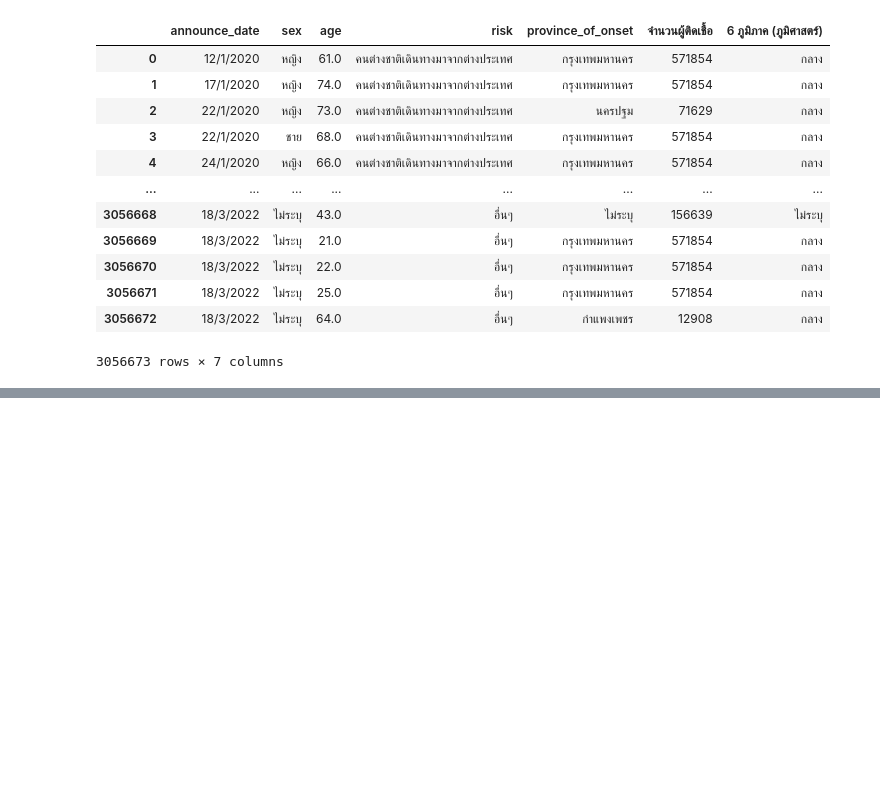
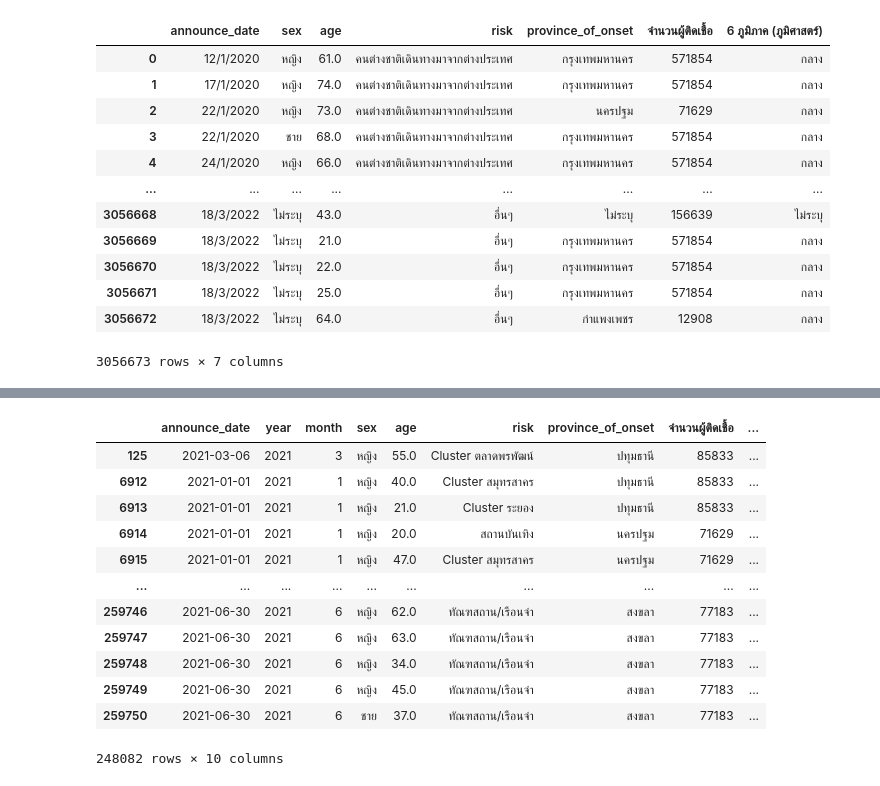
Before and after one commit to Thitichaya2000/data_viz_2022, a Jupyter notebook: Project.ipynb, the cells around one changed output, grey strips where cells are left out. Drawn from its saved outputs; the diff is of its cells as text; code cells hidden in the pictures; blank space fills up the shorter version.

```diff
--- a/Project.ipynb
+++ b/Project.ipynb
@@ -907,0 +1071,17 @@ data_cr_new
+# %%
+data_final_2021_1 = df_1[((df_1['month'] == 1) | (df_1['month'] == 2) | (df_1['month'] == 3) | (df_1['month'] == 4) | (df_1['month'] == 5)| (df_1['month'] == 6)) & (df_1['year'] == 2021)]
+data_final_2021_1
+# %% [output]
+|  | announce_date | year | month | sex | age | risk | province_of_onset | จำนวนผู้ติดเชื้อ | ... |
+| 125 | 2021-03-06 | 2021 | 3 | หญิง | 55.0 | Cluster ตลาดพรพัฒน์ | ปทุมธานี | 85833 | ... |
+| 6912 | 2021-01-01 | 2021 | 1 | หญิง | 40.0 | Cluster สมุทรสาคร | ปทุมธานี | 85833 | ... |
+| 6913 | 2021-01-01 | 2021 | 1 | หญิง | 21.0 | Cluster ระยอง | ปทุมธานี | 85833 | ... |
+| 6914 | 2021-01-01 | 2021 | 1 | หญิง | 20.0 | สถานบันเทิง | นครปฐม | 71629 | ... |
+| 6915 | 2021-01-01 | 2021 | 1 | หญิง | 47.0 | Cluster สมุทรสาคร | นครปฐม | 71629 | ... |
+| ... | ... | ... | ... | ... | ... | ... | ... | ... | ... |
+| 259746 | 2021-06-30 | 2021 | 6 | หญิง | 62.0 | ทัณฑสถาน/เรือนจำ | สงขลา | 77183 | ... |
+| 259747 | 2021-06-30 | 2021 | 6 | หญิง | 63.0 | ทัณฑสถาน/เรือนจำ | สงขลา | 77183 | ... |
+| 259748 | 2021-06-30 | 2021 | 6 | หญิง | 34.0 | ทัณฑสถาน/เรือนจำ | สงขลา | 77183 | ... |
+| 259749 | 2021-06-30 | 2021 | 6 | หญิง | 45.0 | ทัณฑสถาน/เรือนจำ | สงขลา | 77183 | ... |
+| 259750 | 2021-06-30 | 2021 | 6 | ชาย | 37.0 | ทัณฑสถาน/เรือนจำ | สงขลา | 77183 | ... |
+248082 rows × 10 columns
```
Also changed, not shown: parts of 35 cells of this notebook.
